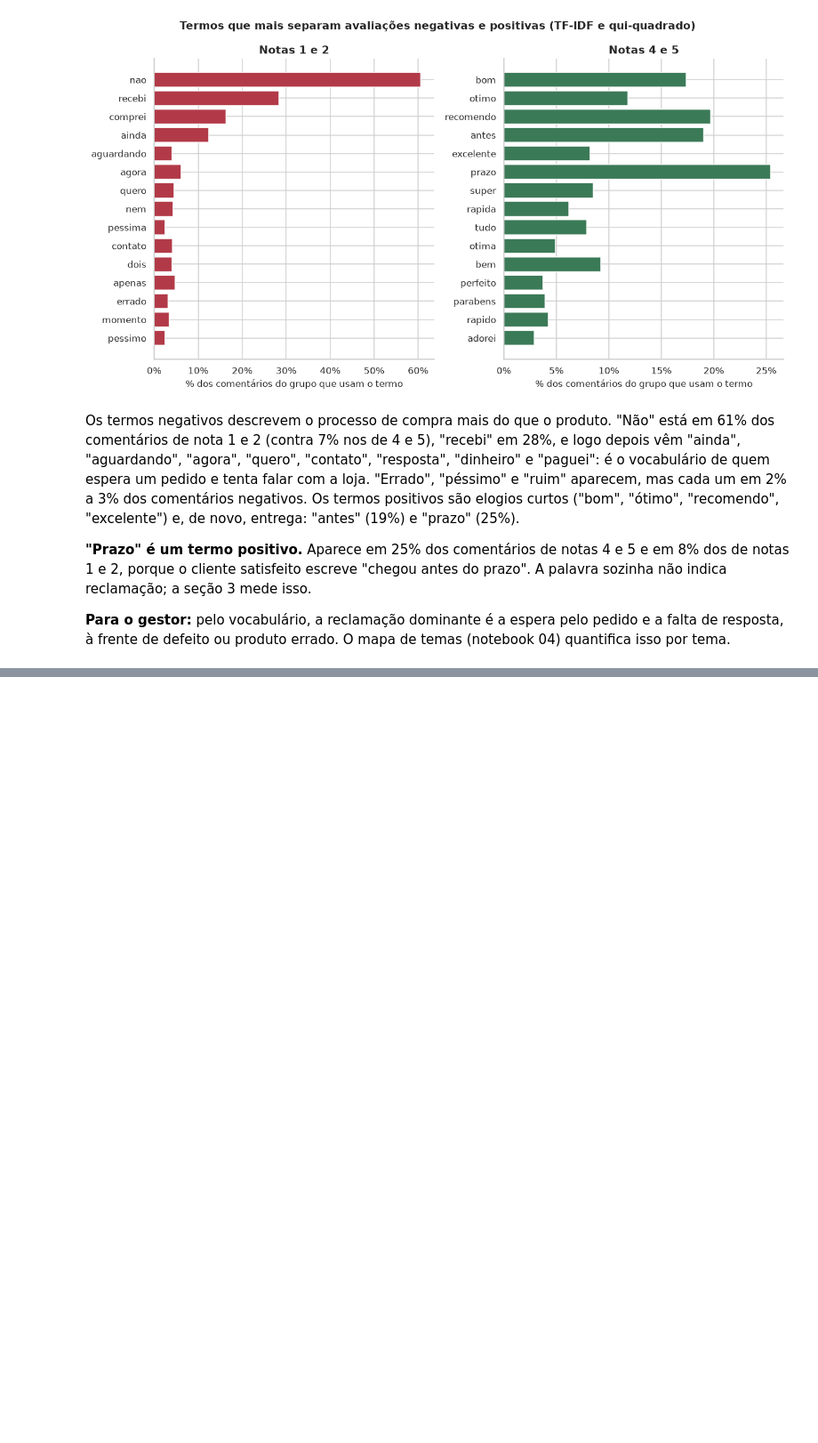
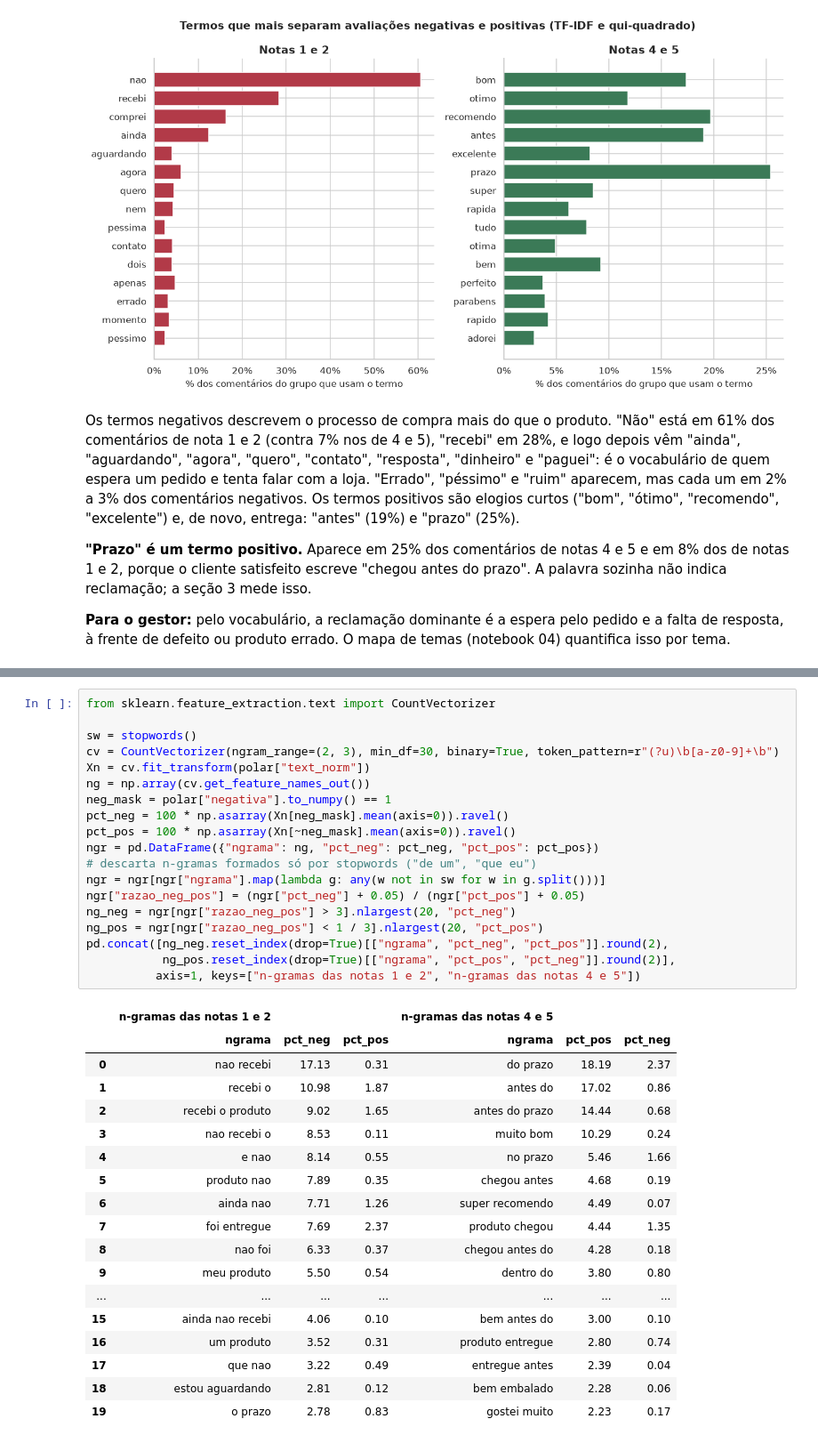
Before and after one commit to guillecosme/fiap-ai-scientist-tech-challenge-fase-04, a Jupyter notebook: notebooks/02_eda_textual.ipynb, the cells around one changed output, grey strips where cells are left out. Shown at 89% size. Saved outputs shown, nothing was run; the diff lists cells and outputs as text; blank space fills up the shorter version.

```diff
--- a/notebooks/02_eda_textual.ipynb
+++ b/notebooks/02_eda_textual.ipynb
@@ -292,0 +295,38 @@ As expressões de mais de uma palavra e as hipóteses sobre o vocabulário de en
+# %%
+from sklearn.feature_extraction.text import CountVectorizer
+
+sw = stopwords()
+cv = CountVectorizer(ngram_range=(2, 3), min_df=30, binary=True, token_pattern=r"(?u)\b[a-z0-9]+\b")
+Xn = cv.fit_transform(polar["text_norm"])
+ng = np.array(cv.get_feature_names_out())
+neg_mask = polar["negativa"].to_numpy() == 1
+pct_neg = 100 * np.asarray(Xn[neg_mask].mean(axis=0)).ravel()
+pct_pos = 100 * np.asarray(Xn[~neg_mask].mean(axis=0)).ravel()
+ngr = pd.DataFrame({"ngrama": ng, "pct_neg": pct_neg, "pct_pos": pct_pos})
+# descarta n-gramas formados só por stopwords ("de um", "que eu")
+ngr = ngr[ngr["ngrama"].map(lambda g: any(w not in sw for w in g.split()))]
+ngr["razao_neg_pos"] = (ngr["pct_neg"] + 0.05) / (ngr["pct_pos"] + 0.05)
+ng_neg = ngr[ngr["razao_neg_pos"] > 3].nlargest(20, "pct_neg")
+ng_pos = ngr[ngr["razao_neg_pos"] < 1 / 3].nlargest(20, "pct_pos")
+pd.concat([ng_neg.reset_index(drop=True)[["ngrama", "pct_neg", "pct_pos"]].round(2),
+           ng_pos.reset_index(drop=True)[["ngrama", "pct_pos", "pct_neg"]].round(2)],
+          axis=1, keys=["n-gramas das notas 1 e 2", "n-gramas das notas 4 e 5"])
+# %% [output]
+|  | n-gramas das notas 1 e 2 |  |  | n-gramas das notas 4 e 5 |  |  |
+|  | ngrama | pct_neg | pct_pos | ngrama | pct_pos | pct_neg |
+| 0 | nao recebi | 17.13 | 0.31 | do prazo | 18.19 | 2.37 |
+| 1 | recebi o | 10.98 | 1.87 | antes do | 17.02 | 0.86 |
+| 2 | recebi o produto | 9.02 | 1.65 | antes do prazo | 14.44 | 0.68 |
+| 3 | nao recebi o | 8.53 | 0.11 | muito bom | 10.29 | 0.24 |
+| 4 | e nao | 8.14 | 0.55 | no prazo | 5.46 | 1.66 |
+| 5 | produto nao | 7.89 | 0.35 | chegou antes | 4.68 | 0.19 |
+| 6 | ainda nao | 7.71 | 1.26 | super recomendo | 4.49 | 0.07 |
+| 7 | foi entregue | 7.69 | 2.37 | produto chegou | 4.44 | 1.35 |
+| 8 | nao foi | 6.33 | 0.37 | chegou antes do | 4.28 | 0.18 |
+| 9 | meu produto | 5.50 | 0.54 | dentro do | 3.80 | 0.80 |
+| ... | ... | ... | ... | ... | ... | ... |
+| 15 | ainda nao recebi | 4.06 | 0.10 | bem antes do | 3.00 | 0.10 |
+| 16 | um produto | 3.52 | 0.31 | produto entregue | 2.80 | 0.74 |
+| 17 | que nao | 3.22 | 0.49 | entregue antes | 2.39 | 0.04 |
+| 18 | estou aguardando | 2.81 | 0.12 | bem embalado | 2.28 | 0.06 |
+| 19 | o prazo | 2.78 | 0.83 | gostei muito | 2.23 | 0.17 |
```
Also changed, not shown: parts of 10 cells of this notebook, 3 other files.
